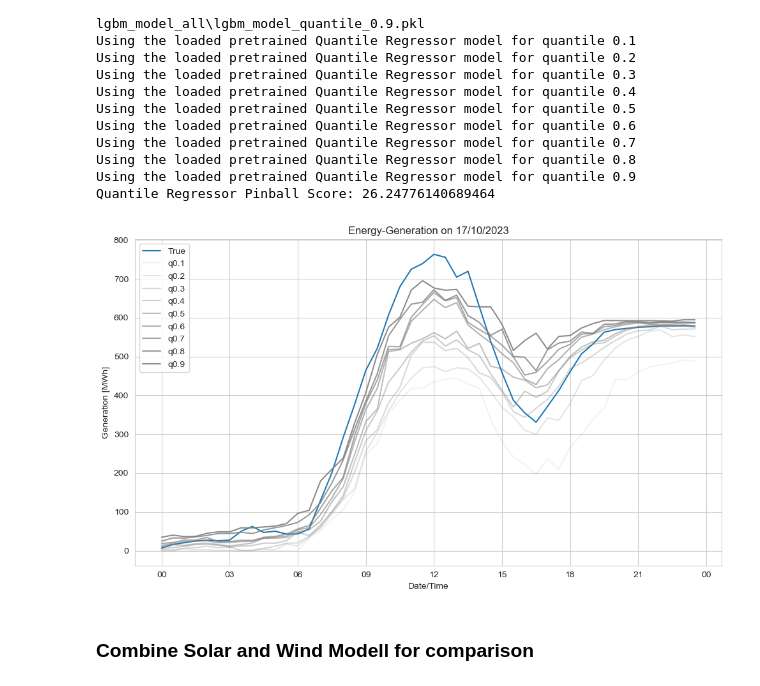
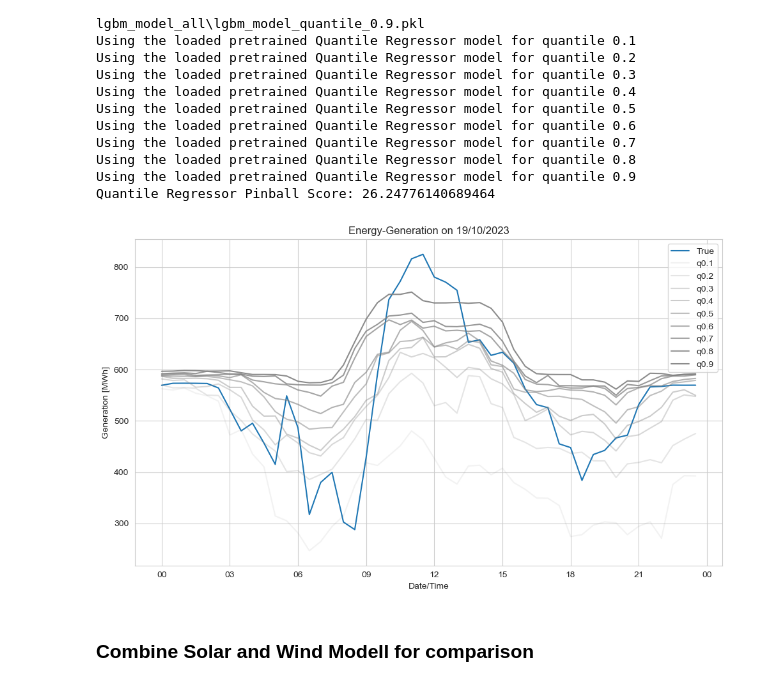
Before and after one commit to av1c3nna/awp2, a Jupyter notebook: code/model_training.ipynb, the cells around one changed output. Saved outputs shown, nothing was run; the diff lists cells and outputs as text; code cells hidden in the pictures.

```diff
--- a/code/model_training.ipynb
+++ b/code/model_training.ipynb
@@ -246,9 +246,9 @@ Using the loaded pretrained Quantile Regressor model for quantile 0.8
 Using the loaded pretrained Quantile Regressor model for quantile 0.9
 Quantile Regressor Pinball Score: 26.24776140689464
 # %%
-lgbm_model.plot_quantils(feature_engineerer_all.y_test.index, lgbm_model.q_predictions, quantiles, year=2023, month=10, day=17)
+lgbm_model.plot_quantils(feature_engineerer_all.y_test.index, lgbm_model.q_predictions, quantiles, year=2023, month=10, day=19)
 # %% [output]
-[figure, old version]
+[figure, new version]
 # %% [markdown]
 ### __Combine Solar and Wind Modell for comparison__
 # %%
```
Also changed, not shown: parts of 23 cells of this notebook, 1 other file.
